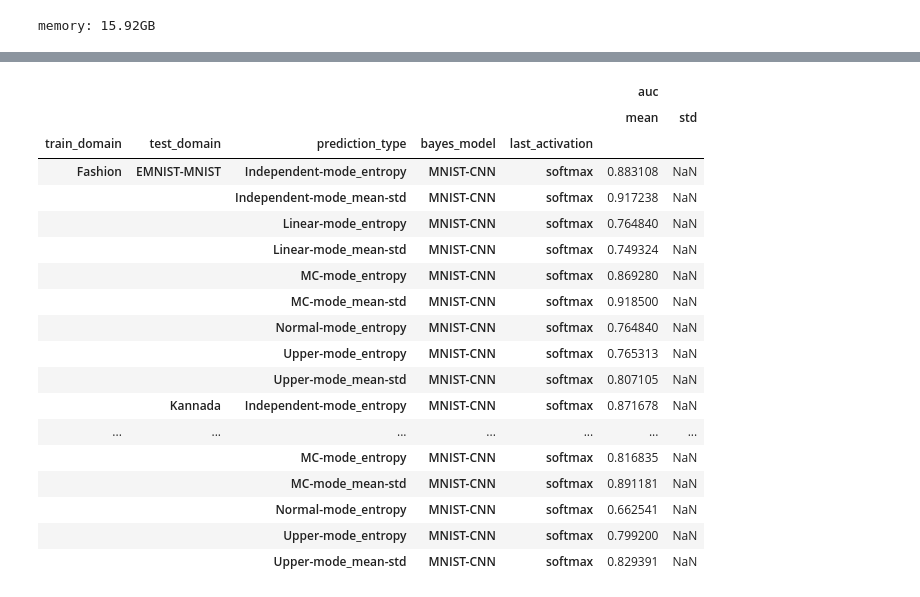
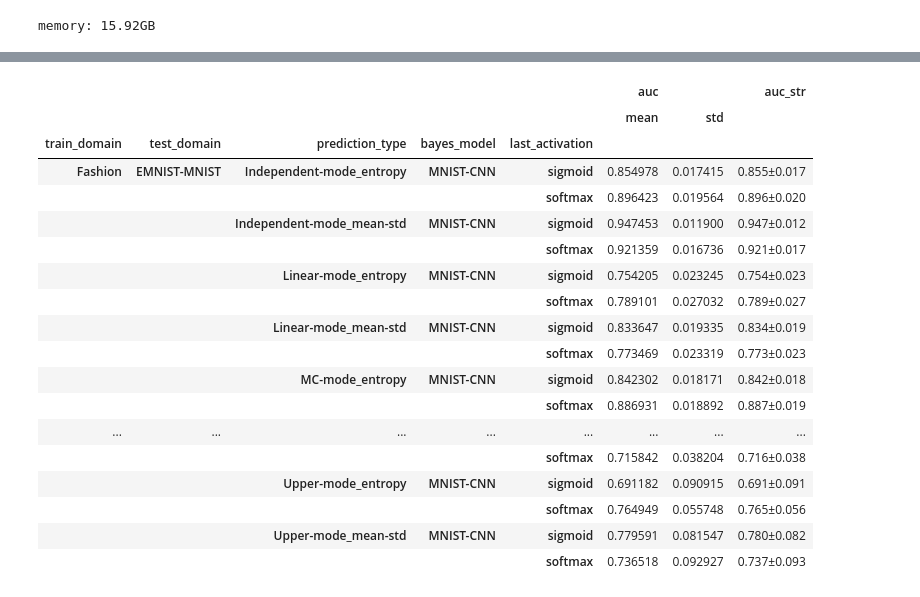
Before and after one commit to gigo-gigo/VPBNN_partial, a Jupyter notebook: ood.ipynb, the cells around one changed output, grey strips where cells are left out. Cells and saved outputs as stored; diff of their text form; code cells hidden in the pictures.

```diff
--- a/ood.ipynb
+++ b/ood.ipynb
@@ -118,26 +120,15 @@ DATASETS = [
 ]
 # %%
 class Args(object):
+    max_seed = 30
     train_domain = DATASETS[1]
     bayes_model= BAYES_MODELS[0]
-    last_activation = LAST_ACTIVATIONS[0]
     num_mc = 100
     optimizer = "Adam"
     train_batch_size = 128
     test_batch_size = 2048
     max_epochs = 100
     patience = 10
-
-# class Args(object):
-#     train_domain = DATASETS[1]
-#     bayes_model= BAYES_MODELS[0]
-#     last_activation = LAST_ACTIVATIONS[1]
-#     num_mc = 100
-#     optimizer = "Adam"
-#     train_batch_size = 128
-#     test_batch_size = 2048
-#     max_epochs = 100
-#     patience = 10
 # %%
 def kuzushiji_load_data():
     ds = tfds.load(
@@ -562,33 +559,39 @@ def calc_auc(df, train_domain, test_domain):
     return auc_df
 # %%
 auc_dfs = []
-for train_domain in score_df['train_domain'].unique():
-    other_domains = set(score_df['test_domain'].unique()) - set([train_domain])
-    for other_domain in other_domains:
-        cond = np.logical_and(score_df['train_domain'] == train_domain, np.logical_or(score_df['test_domain'] == train_domain, score_df['test_domain'] == other_domain))
-        auc_df = calc_auc(score_df[cond], train_domain, other_domain)
-        auc_dfs.append(auc_df)
-auc_df = pd.concat(auc_dfs, ignore_index=True)
+for csv_filepath in sorted(glob.glob('score/*.csv')):
+    score_df = pd.read_csv(csv_filepath)
+    for train_domain in score_df['train_domain'].unique():
+        other_domains = set(score_df['test_domain'].unique()) - set([train_domain])
+        for other_domain in other_domains:
+            cond = np.logical_and(score_df['train_domain'] == train_domain, np.logical_or(score_df['test_domain'] == train_domain, score_df['test_domain'] == other_domain))
+            auc_df = calc_auc(score_df[cond], train_domain, other_domain)
+            auc_dfs.append(auc_df)
+    auc_df = pd.concat(auc_dfs, ignore_index=True)
-# %%
-auc_df.groupby(['train_domain', 'test_domain', 'prediction_type', 'bayes_model', 'last_activation']).agg({'auc': ['mean', 'std']})
-# %% [output]
-|  |  |  |  |  | auc |  |
-|  |  |  |  |  | mean | std |
-| train_domain | test_domain | prediction_type | bayes_model | last_activation |  |  |
-| Fashion | EMNIST-MNIST | Independent-mode_entropy | MNIST-CNN | softmax | 0.883108 | NaN |
-|  |  | Independent-mode_mean-std | MNIST-CNN | softmax | 0.917238 | NaN |
-|  |  | Linear-mode_entropy | MNIST-CNN | softmax | 0.764840 | NaN |
-|  |  | Linear-mode_mean-std | MNIST-CNN | softmax | 0.749324 | NaN |
-|  |  | MC-mode_entropy | MNIST-CNN | softmax | 0.869280 | NaN |
-|  |  | MC-mode_mean-std | MNIST-CNN | softmax | 0.918500 | NaN |
-|  |  | Normal-mode_entropy | MNIST-CNN | softmax | 0.764840 | NaN |
-|  |  | Upper-mode_entropy | MNIST-CNN | softmax | 0.765313 | NaN |
-|  |  | Upper-mode_mean-std | MNIST-CNN | softmax | 0.807105 | NaN |
-|  | Kannada | Independent-mode_entropy | MNIST-CNN | softmax | 0.871678 | NaN |
-| ... | ... | ... | ... | ... | ... | ... |
-|  |  | MC-mode_entropy | MNIST-CNN | softmax | 0.816835 | NaN |
-|  |  | MC-mode_mean-std | MNIST-CNN | softmax | 0.891181 | NaN |
-|  |  | Normal-mode_entropy | MNIST-CNN | softmax | 0.662541 | NaN |
-|  |  | Upper-mode_entropy | MNIST-CNN | softmax | 0.799200 | NaN |
-|  |  | Upper-mode_mean-std | MNIST-CNN | softmax | 0.829391 | NaN |
+# %%
+pd.set_option("display.max_rows", None)
+
+auc_mean_df = auc_df.groupby(['train_domain', 'test_domain', 'prediction_type', 'bayes_model', 'last_activation']).agg({'auc': ['mean', 'std']})
+auc_mean_df['auc_str'] = auc_mean_df.apply(lambda x: '{0:.3f}±{1:.3f}'.format(x['auc']['mean'], x['auc']['std']), axis=1)
+auc_mean_df
+# %% [output]
+|  |  |  |  |  | auc |  | auc_str |
+|  |  |  |  |  | mean | std |  |
+| train_domain | test_domain | prediction_type | bayes_model | last_activation |  |  |  |
+| Fashion | EMNIST-MNIST | Independent-mode_entropy | MNIST-CNN | sigmoid | 0.854978 | 0.017415 | 0.855±0.017 |
+|  |  |  |  | softmax | 0.896423 | 0.019564 | 0.896±0.020 |
+|  |  | Independent-mode_mean-std | MNIST-CNN | sigmoid | 0.947453 | 0.011900 | 0.947±0.012 |
+|  |  |  |  | softmax | 0.921359 | 0.016736 | 0.921±0.017 |
+|  |  | Linear-mode_entropy | MNIST-CNN | sigmoid | 0.754205 | 0.023245 | 0.754±0.023 |
+|  |  |  |  | softmax | 0.789101 | 0.027032 | 0.789±0.027 |
+|  |  | Linear-mode_mean-std | MNIST-CNN | sigmoid | 0.833647 | 0.019335 | 0.834±0.019 |
+|  |  |  |  | softmax | 0.773469 | 0.023319 | 0.773±0.023 |
+|  |  | MC-mode_entropy | MNIST-CNN | sigmoid | 0.842302 | 0.018171 | 0.842±0.018 |
+|  |  |  |  | softmax | 0.886931 | 0.018892 | 0.887±0.019 |
+| ... | ... | ... | ... | ... | ... | ... | ... |
+|  |  |  |  | softmax | 0.715842 | 0.038204 | 0.716±0.038 |
+|  |  | Upper-mode_entropy | MNIST-CNN | sigmoid | 0.691182 | 0.090915 | 0.691±0.091 |
+|  |  |  |  | softmax | 0.764949 | 0.055748 | 0.765±0.056 |
+|  |  | Upper-mode_mean-std | MNIST-CNN | sigmoid | 0.779591 | 0.081547 | 0.780±0.082 |
+|  |  |  |  | softmax | 0.736518 | 0.092927 | 0.737±0.093 |
 # %%
```
Also changed, not shown: parts of 8 cells of this notebook.
